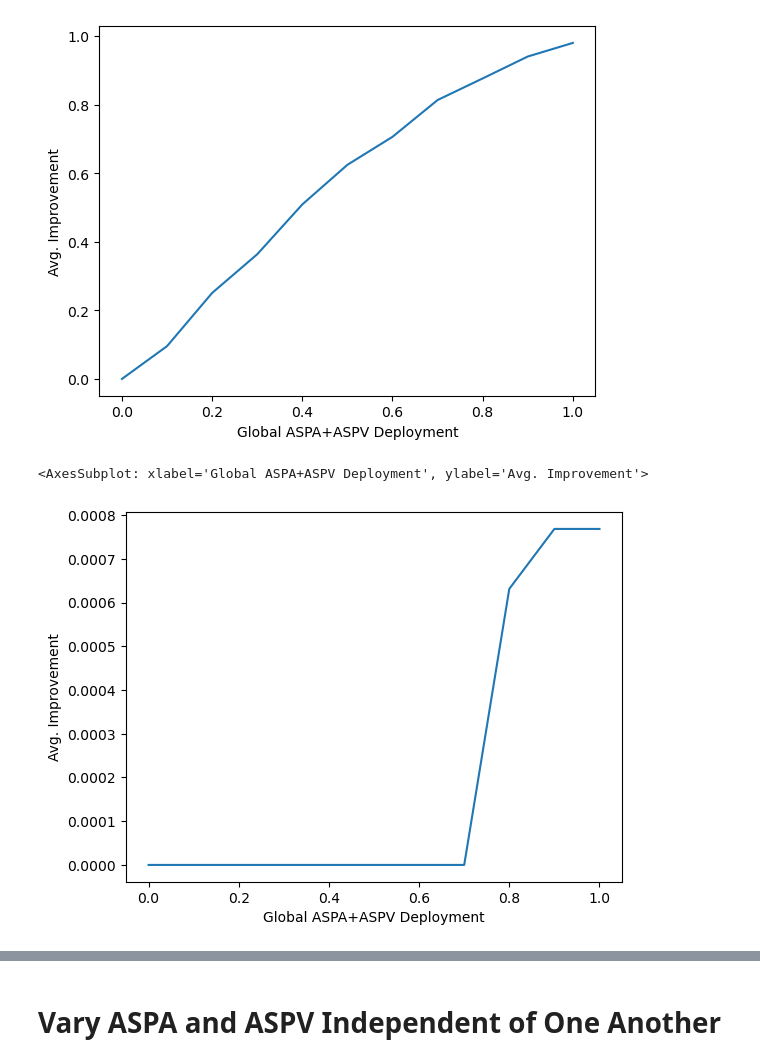
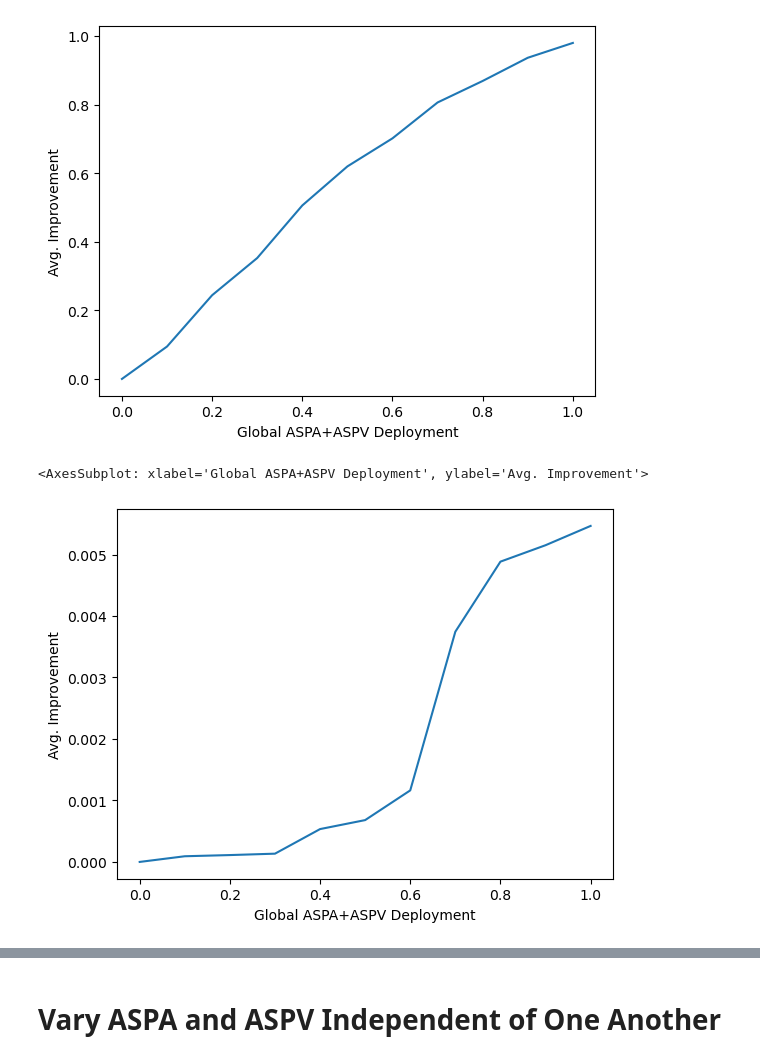
Before and after one commit to TianWong/LOTUS, a Jupyter notebook: controller_workbook.ipynb, the cells around one changed output, grey strips where cells are left out. Saved outputs shown, nothing was run; the diff lists cells and outputs as text; code cells hidden in the pictures.

```diff
--- a/controller_workbook.ipynb
+++ b/controller_workbook.ipynb
@@ -32,15 +53,15 @@ m.plot(x="Global ASPA+ASPV Deployment", y="Avg. Improvement", xlabel="Global ASP
 [figure]
 # %%
 all_asns = controller.export_interpreter(BASE_SCENARIO, BASE_SCENARIO+".pickle")
-df2 = controller.main(BASE_SCENARIO+".pickle", all_asns, "random_joint_aspa_aspv", verbose=False, iterations=100, usr_seed=seed, aspv_level=2)
+df2 = controller.main(BASE_SCENARIO+".pickle", all_asns, "random_joint_aspa_aspv", verbose=False, iterations=500, usr_seed=seed, aspv_level=2)
 with open("df2.pickle", "wb") as outfile:
     pickle.dump(df2, outfile)
 # %%
-with open("df2.pickle", 'rb') as infile:
-    df2 = pickle.load(infile)
+# with open("df2.pickle", 'rb') as infile:
+#     df2 = pickle.load(infile)
 m = df2.mean()
 m.columns = ["Global ASPA+ASPV Deployment", "Avg. Improvement"]
 m.plot(x="Global ASPA+ASPV Deployment", y="Avg. Improvement", xlabel="Global ASPA+ASPV Deployment", ylabel="Avg. Improvement")
 # %% [output]
 <AxesSubplot: xlabel='Global ASPA+ASPV Deployment', ylabel='Avg. Improvement'>
-[figure, old version]
+[figure, new version]
```
Also changed, not shown: parts of 26 cells of this notebook, 16 other files.
